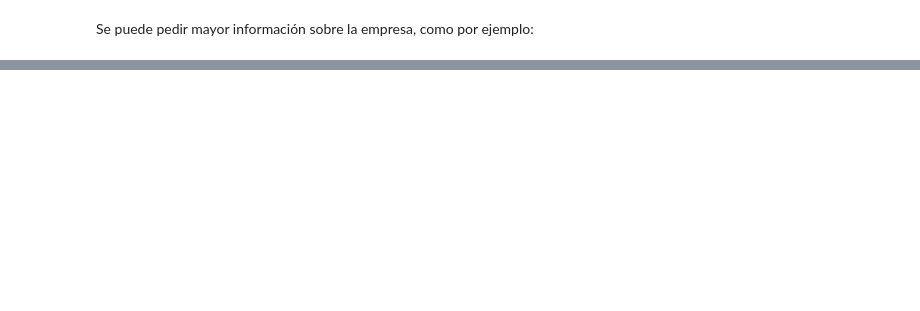
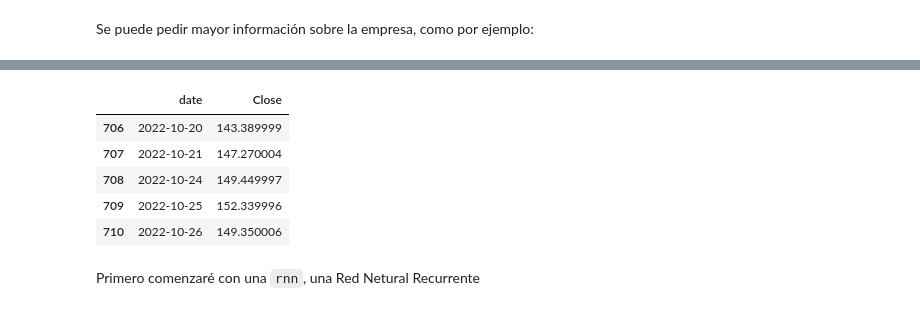
Before and after one commit to mauricioalvaradoo/openbb_terminal, a Jupyter notebook: openbb_inspection.ipynb, the cells around one changed output, grey strips where cells are left out. Cells and saved outputs as stored; diff of their text form; code cells hidden in the pictures; blank space fills up the shorter version.

```diff
--- a/openbb_inspection.ipynb
+++ b/openbb_inspection.ipynb
@@ -41 +70,13 @@ Se puede pedir mayor información sobre la empresa, como por ejemplo:
+# %%
+dta_aapl = dta[["Close"]].reset_index()
+dta_aapl.tail()
+# %% [output]
+|  | date | Close |
+| 706 | 2022-10-20 | 143.389999 |
+| 707 | 2022-10-21 | 147.270004 |
+| 708 | 2022-10-24 | 149.449997 |
+| 709 | 2022-10-25 | 152.339996 |
+| 710 | 2022-10-26 | 149.350006 |
+# %% [markdown]
+Primero comenzaré con una `rnn`, una Red Netural Recurrente
 # %%
```
Also changed, not shown: parts of 15 cells of this notebook, 1 other file.
